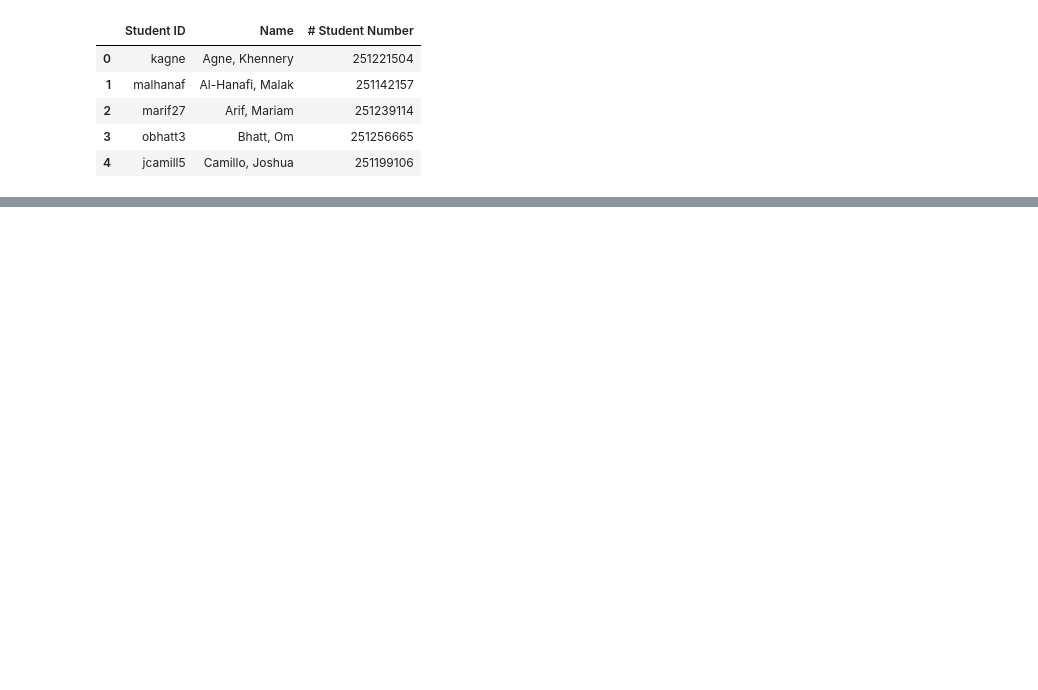
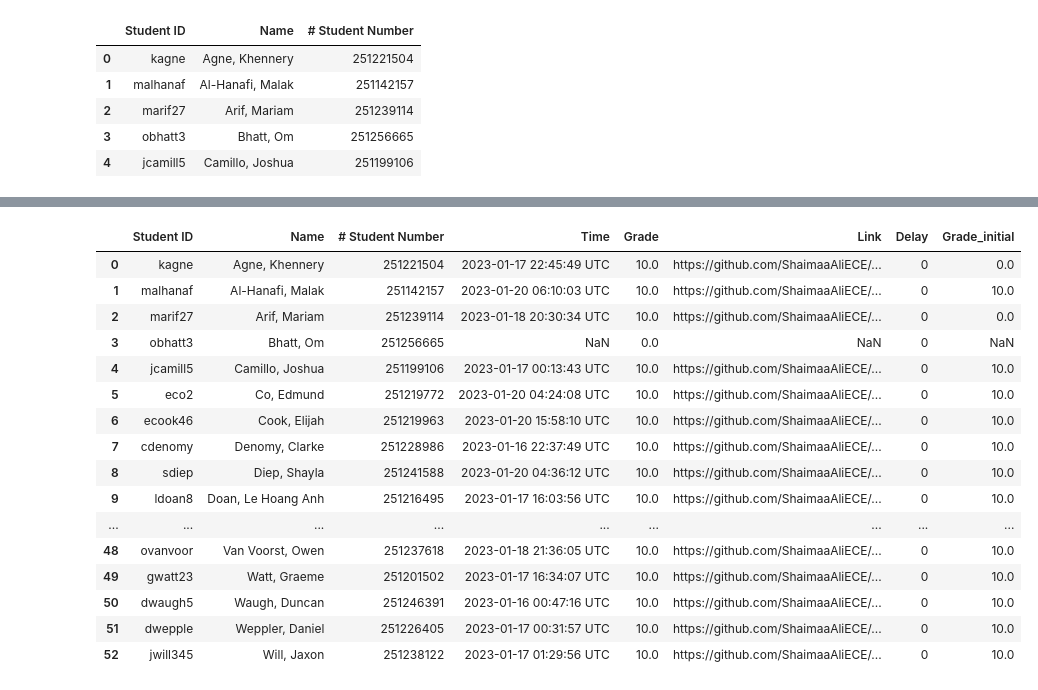
Before and after one commit to fatemeh220/Grading_2251Course, a Jupyter notebook: Grading.ipynb, the cells around one changed output, grey strips where cells are left out. Cells and saved outputs as stored; diff of their text form; code cells hidden in the pictures; blank space fills up the shorter version.

Commit message:
Update zero grading automatically (including the delay) !

```diff
--- a/Grading.ipynb
+++ b/Grading.ipynb
@@ -16,3 +13,16 @@ Student_OWL.head()
 | 2 | marif27 | Arif, Mariam | 251239114 |
 | 3 | obhatt3 | Bhatt, Om | 251256665 |
 | 4 | jcamill5 | Camillo, Joshua | 251199106 |
+# %%
+Deadline = '2023-01-20'
+Assignment_Repo_URL_End = '/blob/main/hello.py'
+Student_Github=pd.read_csv("Github_Score_PrepareAndTest.csv")
+Assignment_Name =Student_Github['assignment_name'][0]
+Student_Github.head()
+
+Student_Github = Student_Github[['roster_identifier','submission_timestamp','points_awarded','student_repository_url']]
+Student_Github.columns = ['Student ID', 'Time','Grade','Link']
+Student_Github.head()
+
+Student_OWL = Student_OWL.merge(Student_Github, how='left')
+Student_OWL.head()
@@ -18,0 +36,9 @@ Student_OWL.head()
+# %%
+from datetime import datetime
+import numpy as np
+pd.options.mode.chained_assignment = None  # default='warn'
+
+Student_OWL['Delay'] = 0
+Student_OWL['Grade_initial'] = Student_OWL['Grade']
+
+Student_OWL.head()
@@ -18,0 +52,5 @@ Student_OWL.head()
+# %%
+for i in Student_OWL.index:
+  if Student_OWL['Grade'][i]==0:
+    print('The link is: '+ str(Student_OWL['Link'][i])+ Assignment_Repo_URL_End)
+    Student_OWL['Grade'][i] = input('Please enter the updated grade for %s: ' %(Student_OWL['Student ID'][i]))
@@ -18,0 +76,36 @@ Student_OWL.head()
+# %%
+for i in range(Student_OWL.shape[0]):
+  # if(math.isnan(pd.to_numeric(Student_OWL['Time'][i]))):
+  #   i=i+1
+  try:
+    res = datetime.strptime(Deadline, '%Y-%m-%d') - datetime.strptime(Student_OWL['Time'][i][:10], '%Y-%m-%d')
+    number_of_days = res.days
+    # res = datetime.strptime(datetime.strptime('2023-01-20', '%Y-%m-%d') - datetime.strptime(Student_OWL['Time'][i][:10], '%Y-%m-%d'))
+    # number_of_days = res.days
+    if(number_of_days<0):
+      Student_OWL.Grade[i]=Student_OWL.Grade[i]*(1+(number_of_days)*0.1)
+      Student_OWL['Delay'][i] = -number_of_days
+
+  except:
+  #   # i=i+1
+    Student_OWL.Grade[i] = 0
+# %%
+Student_OWL
+# %% [output]
+|  | Student ID | Name | # Student Number | Time | Grade | Link | Delay | Grade_initial |
+| 0 | kagne | Agne, Khennery | 251221504 | 2023-01-17 22:45:49 UTC | 10.0 | https://github.com/ShaimaaAliECE/... | 0 | 0.0 |
+| 1 | malhanaf | Al-Hanafi, Malak | 251142157 | 2023-01-20 06:10:03 UTC | 10.0 | https://github.com/ShaimaaAliECE/... | 0 | 10.0 |
+| 2 | marif27 | Arif, Mariam | 251239114 | 2023-01-18 20:30:34 UTC | 10.0 | https://github.com/ShaimaaAliECE/... | 0 | 0.0 |
+| 3 | obhatt3 | Bhatt, Om | 251256665 | NaN | 0.0 | NaN | 0 | NaN |
+| 4 | jcamill5 | Camillo, Joshua | 251199106 | 2023-01-17 00:13:43 UTC | 10.0 | https://github.com/ShaimaaAliECE/... | 0 | 10.0 |
+| 5 | eco2 | Co, Edmund | 251219772 | 2023-01-20 04:24:08 UTC | 10.0 | https://github.com/ShaimaaAliECE/... | 0 | 10.0 |
+| 6 | ecook46 | Cook, Elijah | 251219963 | 2023-01-20 15:58:10 UTC | 10.0 | https://github.com/ShaimaaAliECE/... | 0 | 10.0 |
+| 7 | cdenomy | Denomy, Clarke | 251228986 | 2023-01-16 22:37:49 UTC | 10.0 | https://github.com/ShaimaaAliECE/... | 0 | 10.0 |
+| 8 | sdiep | Diep, Shayla | 251241588 | 2023-01-20 04:36:12 UTC | 10.0 | https://github.com/ShaimaaAliECE/... | 0 | 10.0 |
+| 9 | ldoan8 | Doan, Le Hoang Anh | 251216495 | 2023-01-17 16:03:56 UTC | 10.0 | https://github.com/ShaimaaAliECE/... | 0 | 10.0 |
+| ... | ... | ... | ... | ... | ... | ... | ... | ... |
+| 48 | ovanvoor | Van Voorst, Owen | 251237618 | 2023-01-18 21:36:05 UTC | 10.0 | https://github.com/ShaimaaAliECE/... | 0 | 10.0 |
+| 49 | gwatt23 | Watt, Graeme | 251201502 | 2023-01-17 16:34:07 UTC | 10.0 | https://github.com/ShaimaaAliECE/... | 0 | 10.0 |
+| 50 | dwaugh5 | Waugh, Duncan | 251246391 | 2023-01-16 00:47:16 UTC | 10.0 | https://github.com/ShaimaaAliECE/... | 0 | 10.0 |
+| 51 | dwepple | Weppler, Daniel | 251226405 | 2023-01-17 00:31:57 UTC | 10.0 | https://github.com/ShaimaaAliECE/... | 0 | 10.0 |
+| 52 | jwill345 | Will, Jaxon | 251238122 | 2023-01-17 01:29:56 UTC | 10.0 | https://github.com/ShaimaaAliECE/... | 0 | 10.0 |
```
Also changed, not shown: parts of 5 cells of this notebook.
